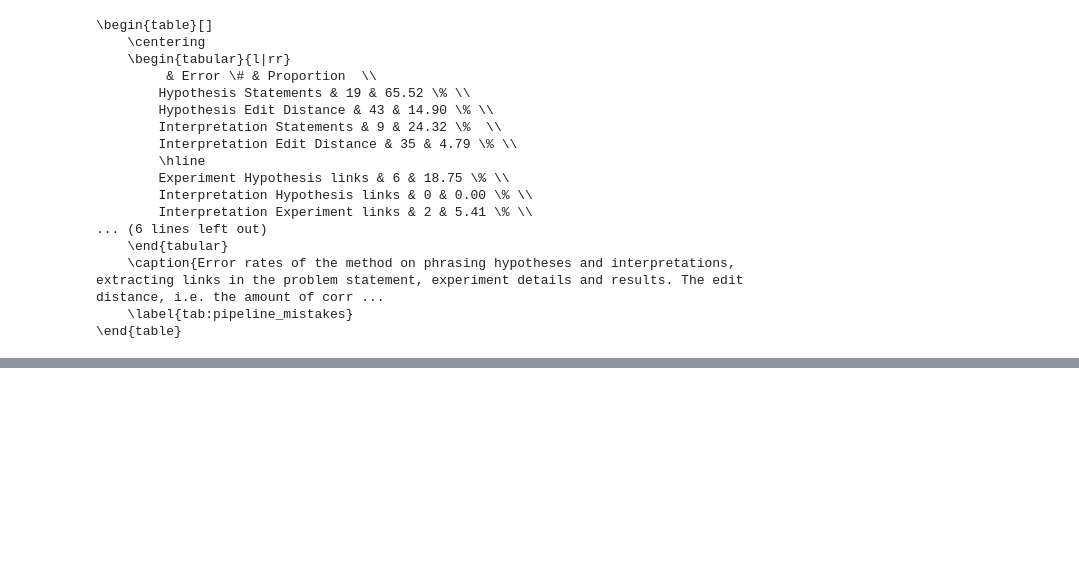
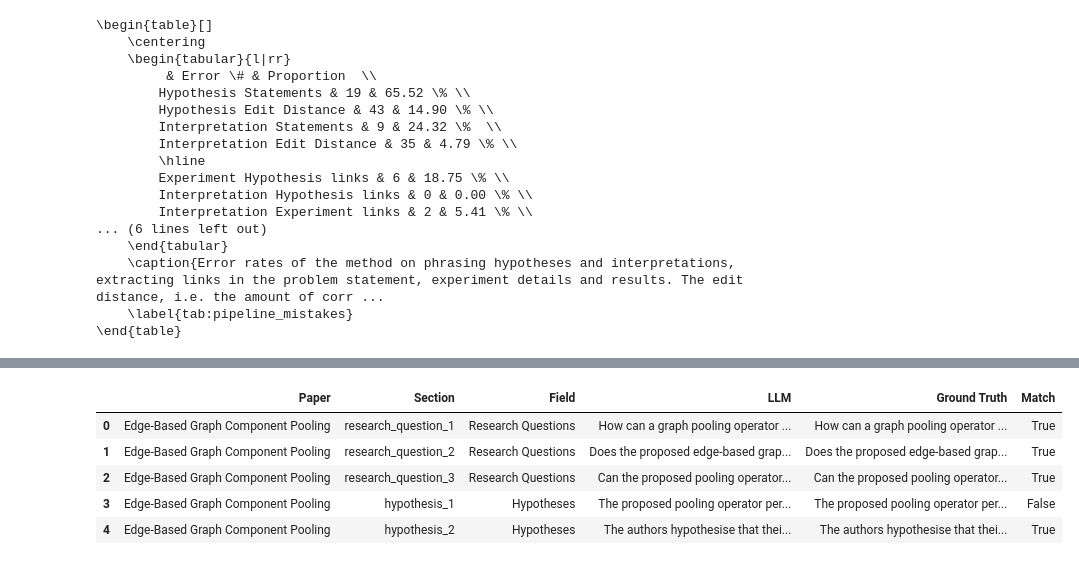
Before and after one commit to thijssnelleman/automated-reproducibility, a Jupyter notebook: analysis.ipynb, the cells around one changed output, grey strips where cells are left out. Drawn from its saved outputs; the diff is of its cells as text; code cells hidden in the pictures; blank space fills up the shorter version.

```diff
--- a/analysis.ipynb
+++ b/analysis.ipynb
@@ -409,0 +501,5 @@ print(latex_table)
+# %%
+llm_output_path = Path("./llm_output")
+ground_truth_path = Path("./ground_truth")
+
+comparison_df = compare_llm_to_ground_truth(llm_output_path, ground_truth_path)
@@ -409,0 +524,9 @@ print(latex_table)
+# %%
+comparison_df.head()
+# %% [output]
+|  | Paper | Section | Field | LLM | Ground Truth | Match |
+| 0 | Edge-Based Graph Component Pooling | research_question_1 | Research Questions | How can a graph pooling operator ... | How can a graph pooling operator ... | True |
+| 1 | Edge-Based Graph Component Pooling | research_question_2 | Research Questions | Does the proposed edge-based grap... | Does the proposed edge-based grap... | True |
+| 2 | Edge-Based Graph Component Pooling | research_question_3 | Research Questions | Can the proposed pooling operator... | Can the proposed pooling operator... | True |
+| 3 | Edge-Based Graph Component Pooling | hypothesis_1 | Hypotheses | The proposed pooling operator per... | The proposed pooling operator per... | False |
+| 4 | Edge-Based Graph Component Pooling | hypothesis_2 | Hypotheses | The authors hypothesise that thei... | The authors hypothesise that thei... | True |
```
Also changed, not shown: parts of 3 cells of this notebook.
